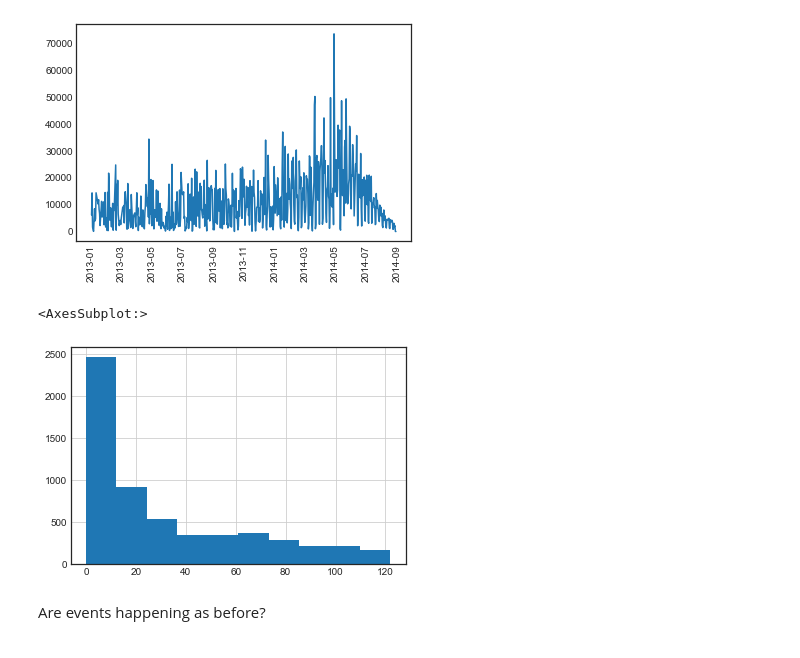
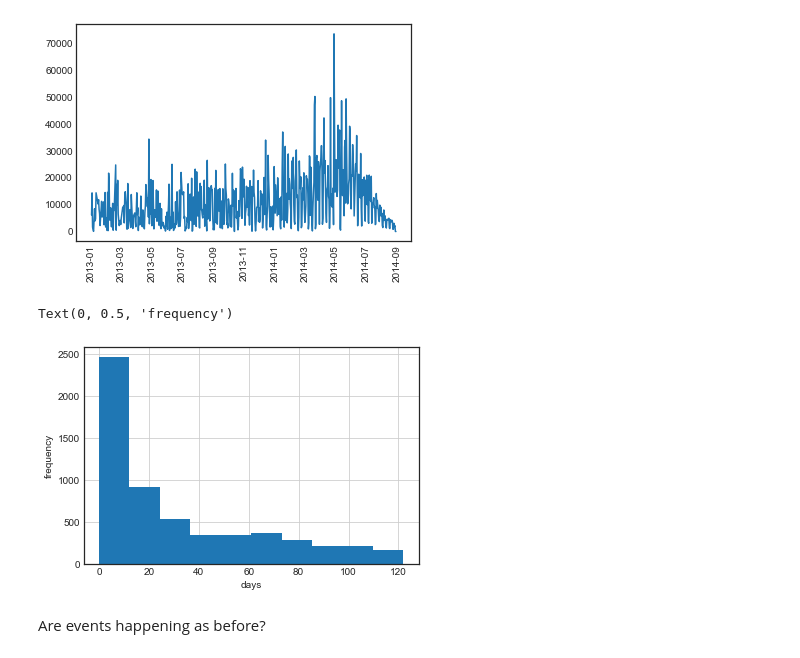
Before and after one commit to chiaracapuano/customercliffdive, a Jupyter notebook: ccd.ipynb, the cells around one changed output. Saved outputs shown, nothing was run; the diff lists cells and outputs as text; code cells hidden in the pictures.

```diff
--- a/ccd.ipynb
+++ b/ccd.ipynb
@@ -66,18 +66,20 @@ plt.show()
 # %%
 df_avg_eng = df[df['event_name'] == 'login']
 df_max = df_avg_eng.groupby('user_id')['occurred_at_usr_events'].max()
 df_max = df_max.reset_index()
 df_min = df_avg_eng.groupby('user_id')['occurred_at_usr_events'].min()
 df_min = df_min.reset_index()
 
 df_avg = df_max.merge(df_min, on= 'user_id', suffixes = ('_max', '_min'))
 df_avg['time_diff'] = df_avg['occurred_at_usr_events_max'] - df_avg['occurred_at_usr_events_min']
 
 df_avg['time_diff'] = df_avg['time_diff'].dt.days.astype(int)
-df_avg['time_diff'].hist()
+ax = df_avg['time_diff'].hist()
+ax.set_xlabel("days")
+ax.set_ylabel("frequency")
 # %% [output]
-<AxesSubplot:>
+Text(0, 0.5, 'frequency')
-[figure, old version]
+[figure, new version]
 # %% [markdown]
 Are events happening as before?
 # %%
```
